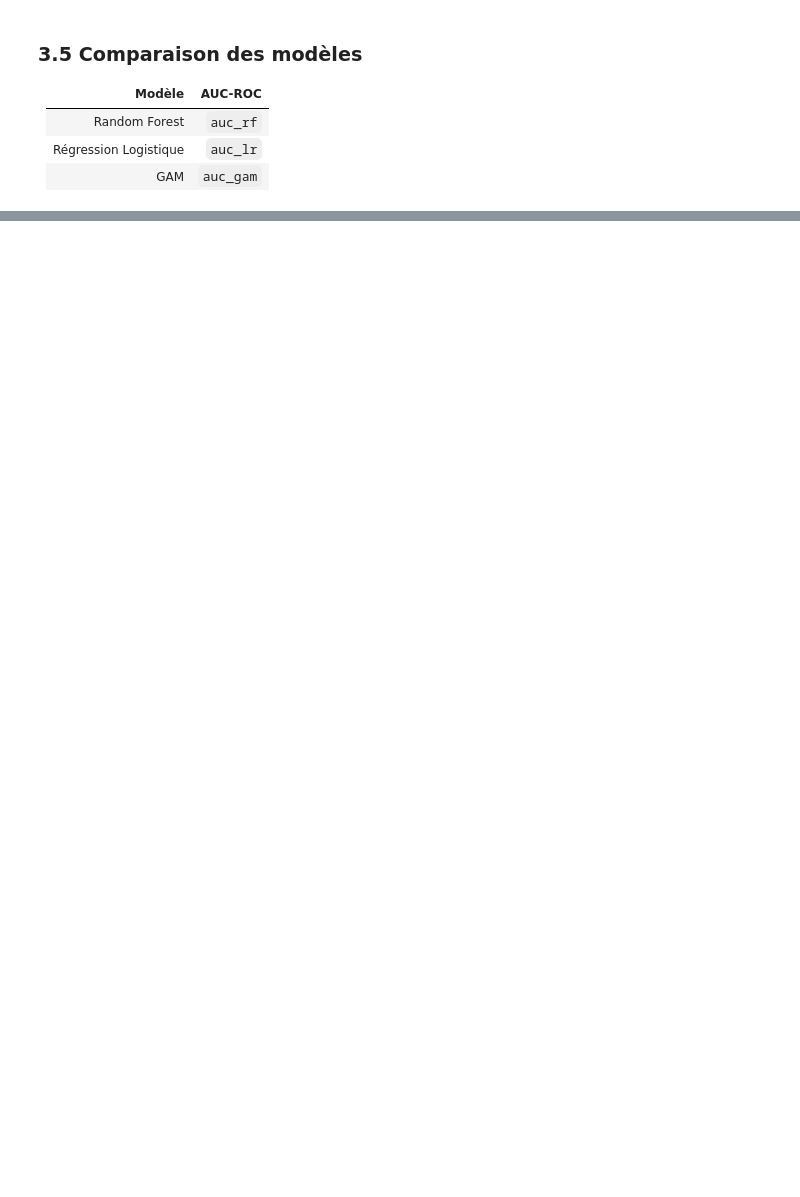
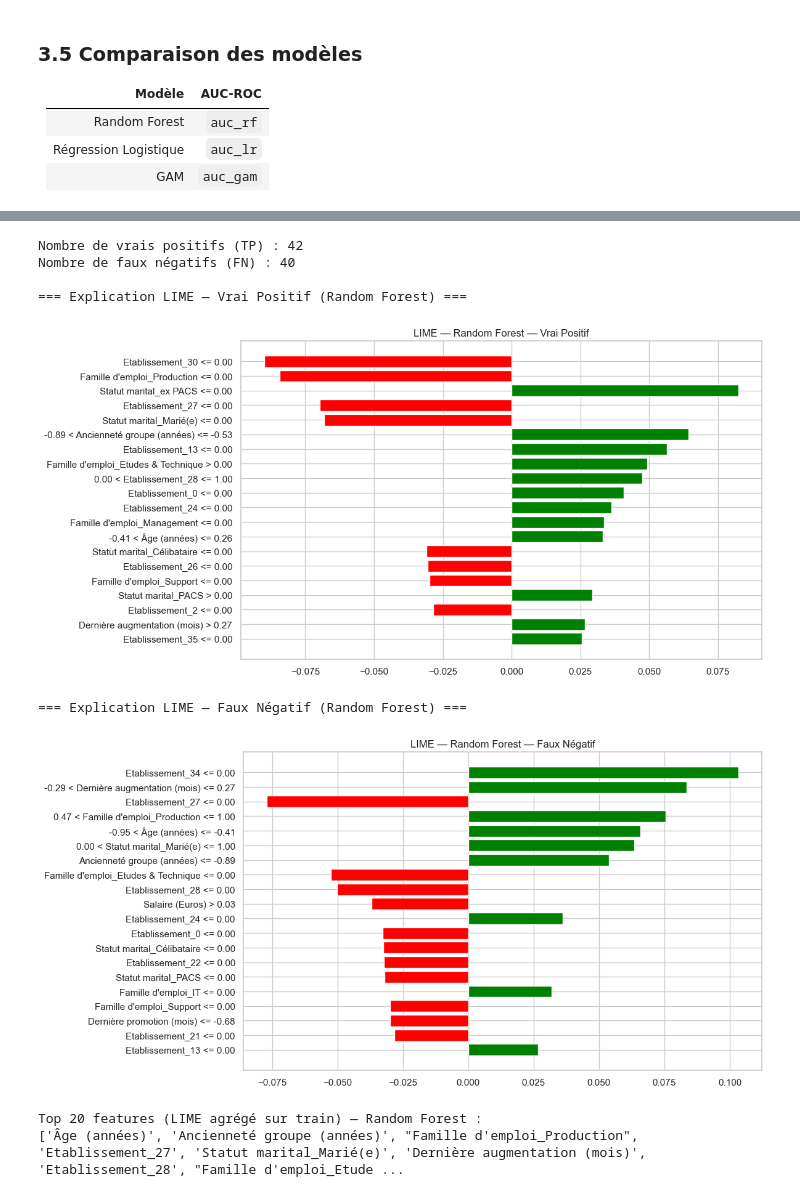
Before and after one commit to daphnemaschas/REXIA, a Jupyter notebook: notebooks/apprentissage.ipynb, the cells around one changed output, grey strips where cells are left out. Saved outputs shown, nothing was run; the diff lists cells and outputs as text; code cells hidden in the pictures; blank space fills up the shorter version.

```diff
--- a/notebooks/apprentissage.ipynb
+++ b/notebooks/apprentissage.ipynb
@@ -445,0 +517,78 @@ plt.show()
+# %%
+import lime
+import lime.lime_tabular
+
+# Création de l'explainer LIME
+explainer_rf = lime.lime_tabular.LimeTabularExplainer(
+    training_data=X_train_resampled,
+    feature_names=all_feature_names,
+    class_names=list(LABEL_NAMES.values()),
+    mode='classification',
+    random_state=RANDOM_STATE
+)
+
+# --- Sélection d'un vrai positif (TP) et d'un faux négatif (FN) ---
+tp_indices = np.where((y_test.values == 1) & (y_pred == 1))[0]
+fn_indices = np.where((y_test.values == 1) & (y_pred == 0))[0]
+
+print(f"Nombre de vrais positifs (TP) : {len(tp_indices)}")
+print(f"Nombre de faux négatifs (FN) : {len(fn_indices)}")
+
+# Explication d'un vrai positif
+if len(tp_indices) > 0:
+    idx_tp = tp_indices[0]
+    exp_tp = explainer_rf.explain_instance(
+        X_test_preprocessed[idx_tp],
+        rf.predict_proba,
+        num_features=20
+    )
+    print("\n=== Explication LIME — Vrai Positif (Random Forest) ===")
+    fig = exp_tp.as_pyplot_figure()
+    plt.title("LIME — Random Forest — Vrai Positif")
+    plt.tight_layout()
+    plt.show()
+
+# Explication d'un faux négatif
+if len(fn_indices) > 0:
+    idx_fn = fn_indices[0]
+    exp_fn = explainer_rf.explain_instance(
+        X_test_preprocessed[idx_fn],
+        rf.predict_proba,
+        num_features=20
+    )
+    print("\n=== Explication LIME — Faux Négatif (Random Forest) ===")
+    fig = exp_fn.as_pyplot_figure()
+    plt.title("LIME — Random Forest — Faux Négatif")
+    plt.tight_layout()
+    plt.show()
+
+# --- Agrégation globale LIME — Random Forest ---
+# On échantillonne sur X_train_preprocessed (et non X_test) pour éviter tout
+# data leakage : la sélection de features ne doit pas être informée par le jeu de test.
+N_LIME_SAMPLES = 100
+rng = np.random.default_rng(RANDOM_STATE)
+sample_idx_rf = rng.choice(len(X_train_preprocessed), size=N_LIME_SAMPLES, replace=False)
+
+lime_weights_rf = np.zeros(len(all_feature_names))
+for i in sample_idx_rf:
+    exp = explainer_rf.explain_instance(
+        X_train_preprocessed[i], rf.predict_proba, num_features=len(all_feature_names)
+    )
+    for feat_idx, weight in exp.local_exp[1]:
+        lime_weights_rf[feat_idx] += abs(weight)
+lime_weights_rf /= N_LIME_SAMPLES
+
+top_20_rf_indices = np.argsort(lime_weights_rf)[::-1][:20]
+top_features_rf = [all_feature_names[i] for i in top_20_rf_indices]
+print("\nTop 20 features (LIME agrégé sur train) — Random Forest :")
+print(top_features_rf)
+# %% [output]
+Nombre de vrais positifs (TP) : 42
+Nombre de faux négatifs (FN) : 40
+
+=== Explication LIME — Vrai Positif (Random Forest) ===
+[figure, added]
+=== Explication LIME — Faux Négatif (Random Forest) ===
+[figure, added]
+Top 20 features (LIME agrégé sur train) — Random Forest :
+['Âge (années)', 'Ancienneté groupe (années)', "Famille d'emploi_Production", 'Etablissement_27', 'Statut marital_Marié(e)', 'Dernière augmentation (mois)', 'Etablissement_28', "Famille d'emploi_Etude ...
```
Also changed, not shown: parts of 22 cells of this notebook, 1 other file.
